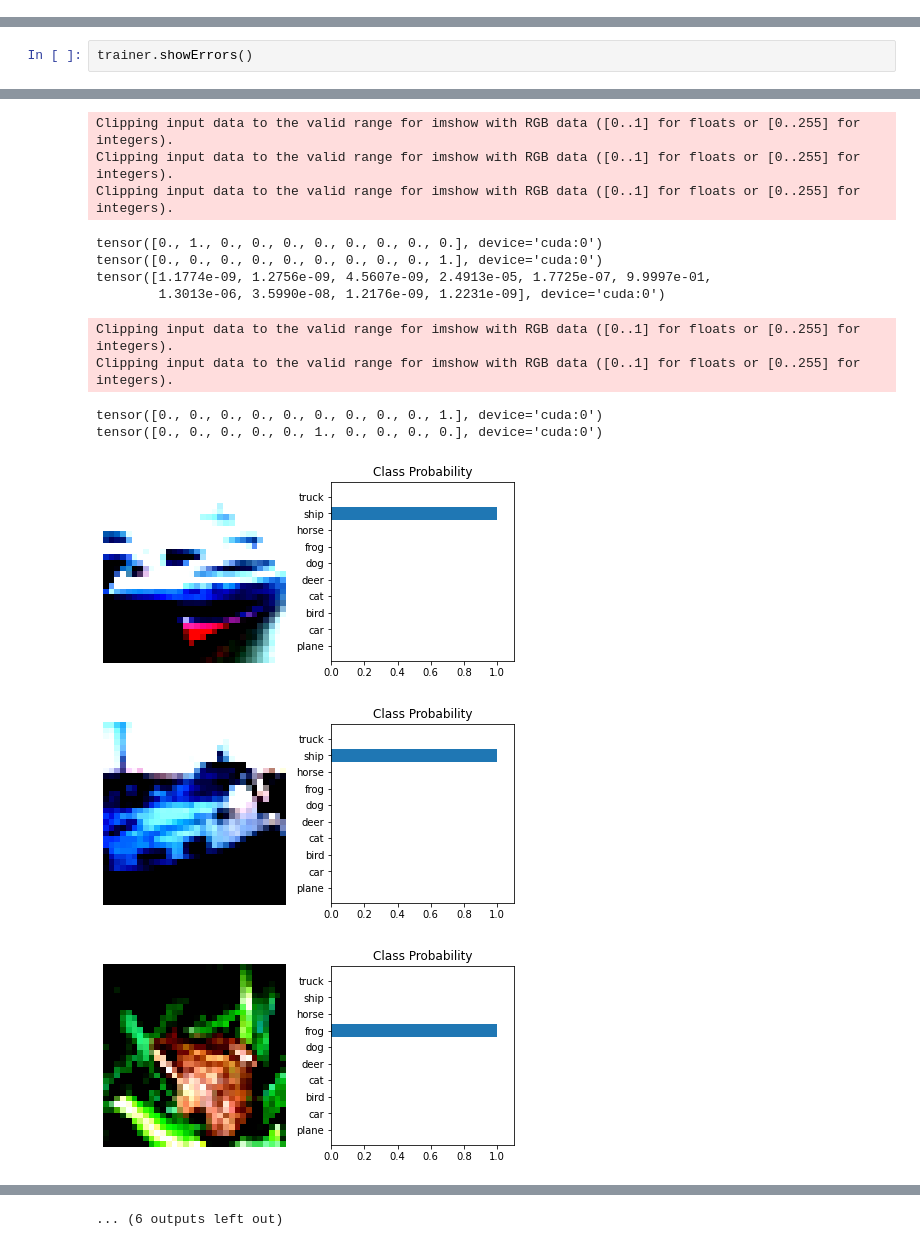
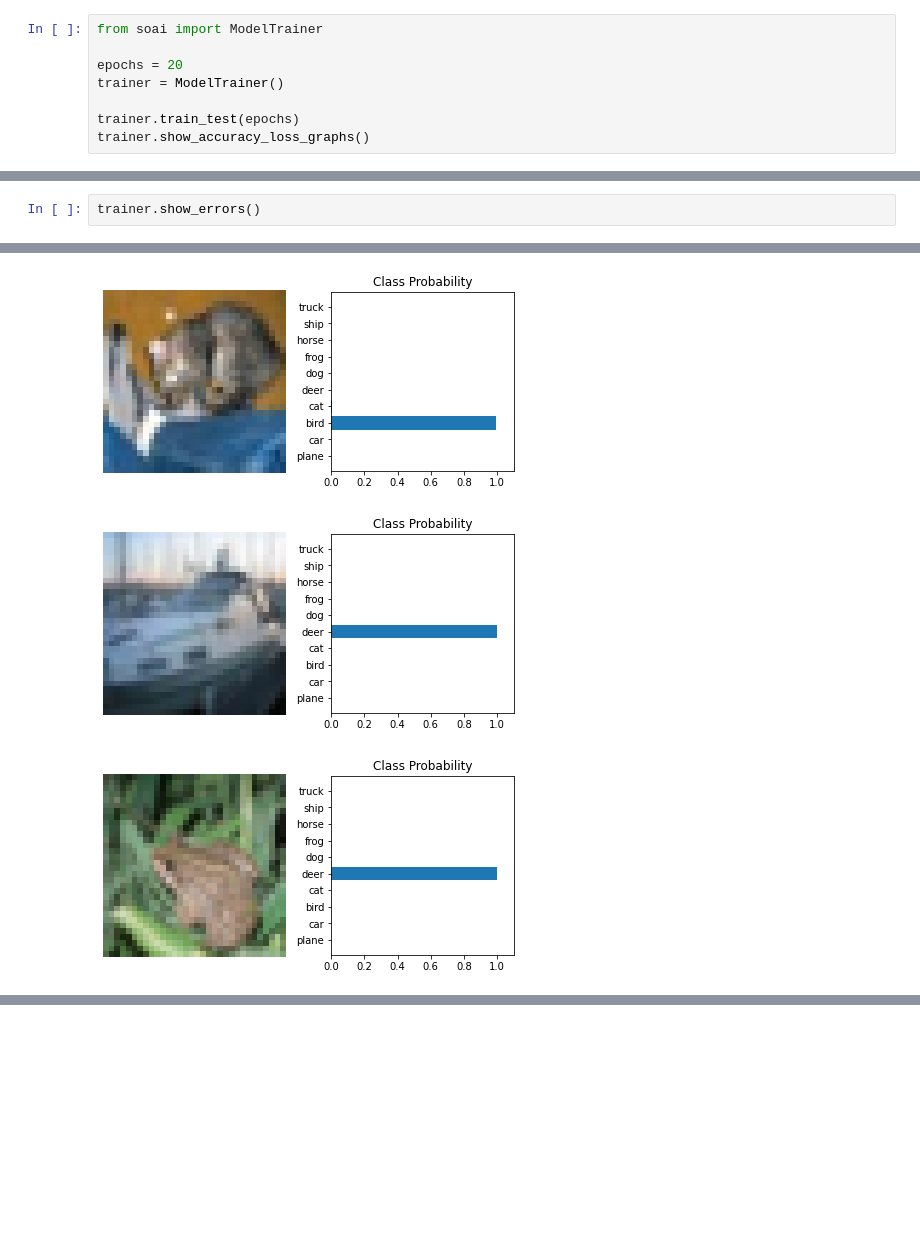
Before and after one commit to prathaban-sr/eva6, a Jupyter notebook: session8/EVA_Session8.ipynb, the cells around one changed output, grey strips where cells are left out. Drawn from its saved outputs; the diff is of its cells as text; blank space fills up the shorter version.

```diff
--- a/session8/EVA_Session8.ipynb
+++ b/session8/EVA_Session8.ipynb
@@ -50,0 +9,8 @@ axs[1, 1].set_title("Test Accuracy")
+# %%
+from soai import ModelTrainer
+
+epochs = 20
+trainer = ModelTrainer()
+
+trainer.train_test(epochs)
+trainer.show_accuracy_loss_graphs()
@@ -51,3 +36,3 @@ axs[1, 1].set_title("Test Accuracy")
 # %%
-trainer.showErrors()
+trainer.show_errors()
 # %% [output]
@@ -67,14 +39,3 @@ tensor([1.9475e-14, 1.9043e-14, 7.7327e-08, 1.1387e-13, 9.8426e-10, 6.9268e-14,
-Clipping input data to the valid range for imshow with RGB data ([0..1] for floats or [0..255] for integers).
-Clipping input data to the valid range for imshow with RGB data ([0..1] for floats or [0..255] for integers).
-Clipping input data to the valid range for imshow with RGB data ([0..1] for floats or [0..255] for integers).
-tensor([0., 1., 0., 0., 0., 0., 0., 0., 0., 0.], device='cuda:0')
-tensor([0., 0., 0., 0., 0., 0., 0., 0., 0., 1.], device='cuda:0')
-tensor([1.1774e-09, 1.2756e-09, 4.5607e-09, 2.4913e-05, 1.7725e-07, 9.9997e-01,
-        1.3013e-06, 3.5990e-08, 1.2176e-09, 1.2231e-09], device='cuda:0')
-Clipping input data to the valid range for imshow with RGB data ([0..1] for floats or [0..255] for integers).
-Clipping input data to the valid range for imshow with RGB data ([0..1] for floats or [0..255] for integers).
-tensor([0., 0., 0., 0., 0., 0., 0., 0., 0., 1.], device='cuda:0')
-tensor([0., 0., 0., 0., 0., 1., 0., 0., 0., 0.], device='cuda:0')
-[figure, old version]
+[figure, new version]
-[figure, old version]
+[figure, new version]
-[figure, old version]
+[figure, new version]
@@ -82 +42,0 @@ tensor([0., 0., 0., 0., 0., 1., 0., 0., 0., 0.], device='cuda:0')
-... (6 outputs left out)
```
Also changed, not shown: parts of 8 cells of this notebook.
